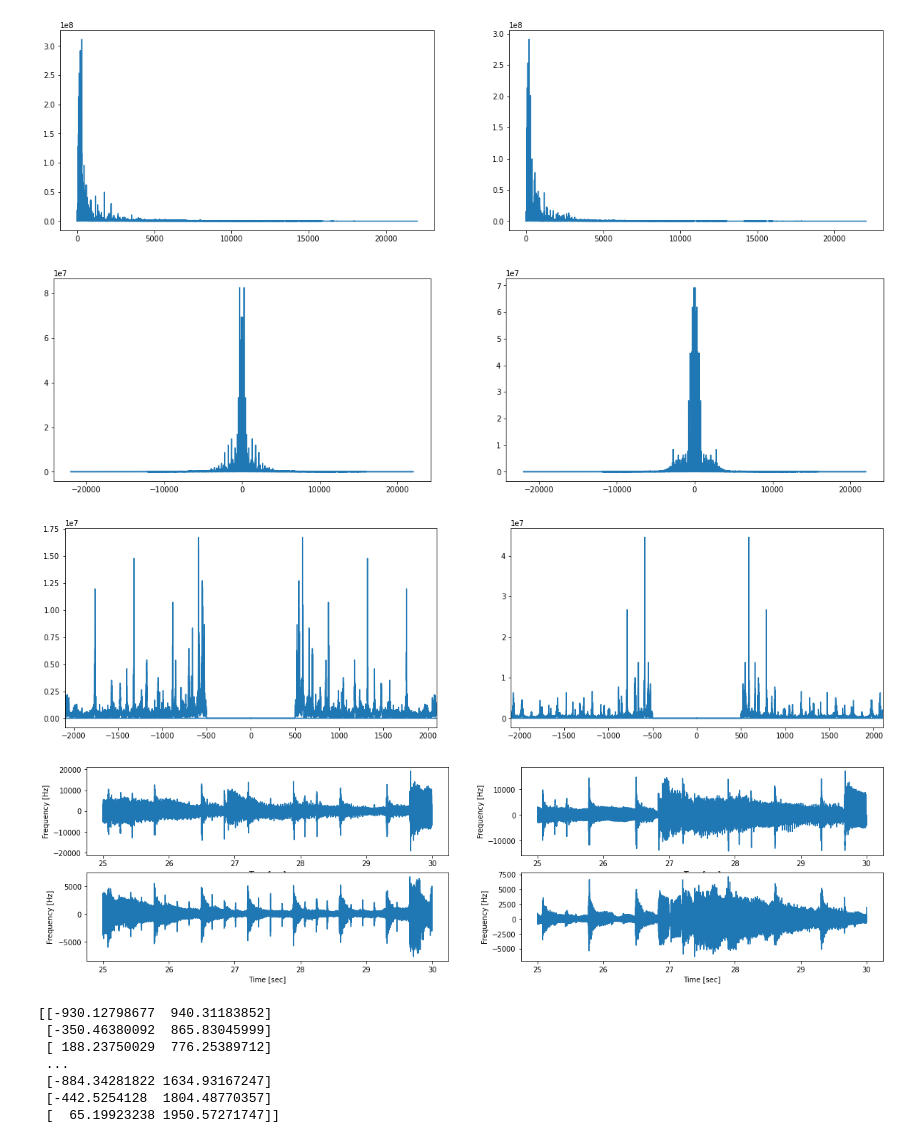
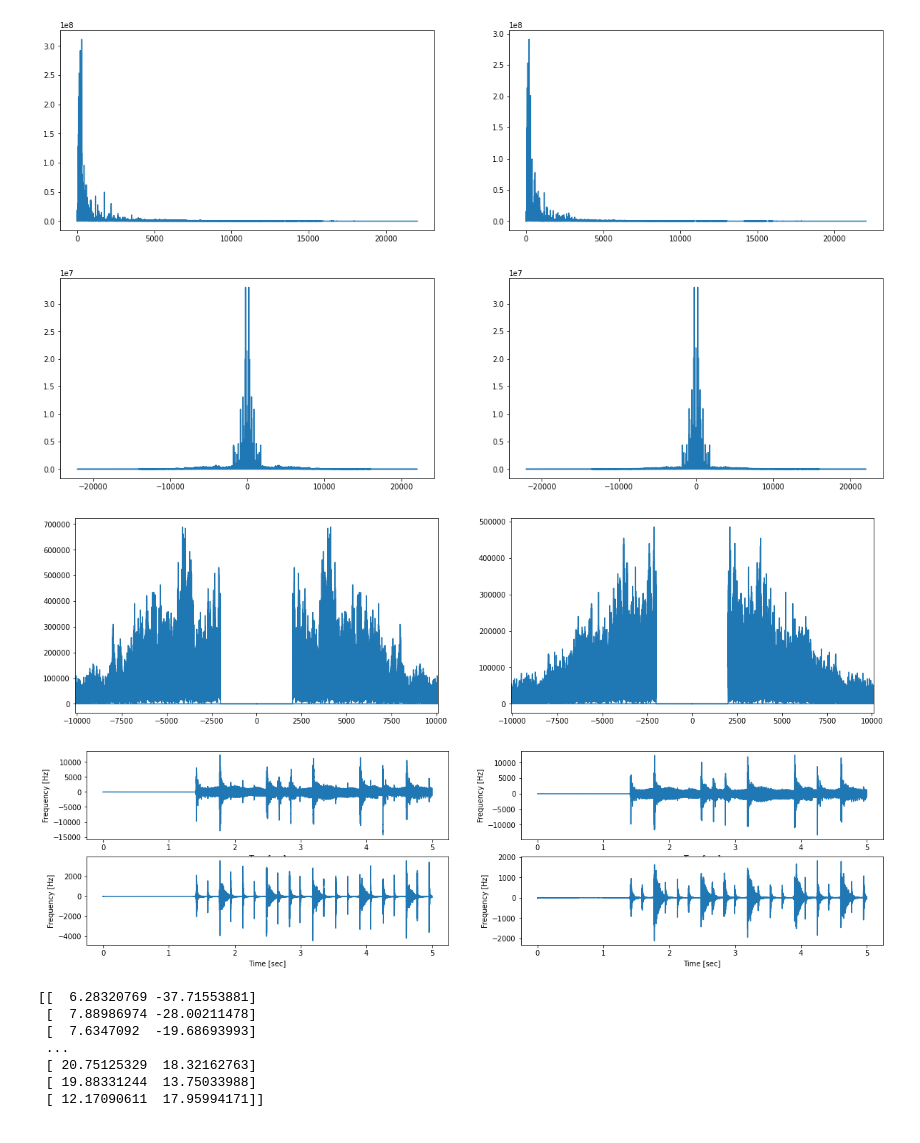
Before and after one commit to fusedbloxxer/signals-processing, a Jupyter notebook: dft-image-processing/main.ipynb, the cells around one changed output. Cells and saved outputs as stored; diff of their text form; code cells hidden in the pictures.

```diff
--- a/dft-image-processing/main.ipynb
+++ b/dft-image-processing/main.ipynb
@@ -349,7 +349,7 @@ plt.show()
 from scipy import signal
 
 # Process the sound
-interval = np.array(((25, 30)))
+interval = np.array(((0, 5)))
 interval = interval * sample_rate
 time_array.shape[0] / sample_rate
 
@@ -378,34 +378,34 @@ axis[0].plot(frequencies, sound_chan1_int_spec)
 axis[1].plot(frequencies, sound_chan2_int_spec)
 plt.show()
 # %% [output]
-[figure, old version]
+[figure, new version]
 # %%
 # Create bandstop interval
-bandstop = np.array((0, 500))
+bandstop = np.array((0, 2000))
 
 sound_chan1_int_fft_filt = sound_chan1_int_fft.copy()
 sound_chan2_int_fft_filt = sound_chan2_int_fft.copy()
 
 sound_chan1_int_fft_filt[
   (frequencies >=  bandstop[0]) & (frequencies <=  bandstop[1]) |
   (frequencies <= -bandstop[0]) & (frequencies >= -bandstop[1])
 ] = 0.0
 
 sound_chan2_int_fft_filt[
   (frequencies >=  bandstop[0]) & (frequencies <=  bandstop[1]) |
   (frequencies <= -bandstop[0]) & (frequencies >= -bandstop[1])
 ] = 0.0
 
 # Plot FFT spectrum
-lowpass = 2_100
+lowpass = 10_100
 fig, axis = plt.subplots(1, 2, figsize=(20, 5))
 axis[0].plot(frequencies, np.abs(sound_chan1_int_fft_filt))
 axis[1].plot(frequencies, np.abs(sound_chan2_int_fft_filt))
 axis[0].set_xlim([-lowpass, lowpass])
 axis[1].set_xlim([-lowpass, lowpass])
 plt.show()
 # %% [output]
-[figure, old version]
+[figure, new version]
 # %%
 sound_chan1_int_proc = np.real(np.fft.ifft(sound_chan1_int_fft_filt))
 sound_chan2_int_proc = np.real(np.fft.ifft(sound_chan2_int_fft_filt))
@@ -436,7 +436,7 @@ axis[1][1].set_ylabel('Frequency [Hz]')
 axis[1][1].set_xlabel('Time [sec]')
 plt.show()
 # %% [output]
-[figure, old version]
+[figure, new version]
 # %%
 
 # Zero a component (manual, using window, or intensity)
@@ -453,13 +453,13 @@ print(output_sound)
 # Save the result
 wavfile.write(pro, sample_rate, output_sound.astype(np.int16))
 # %% [output]
-[[-930.12798677  940.31183852]
- [-350.46380092  865.83045999]
- [ 188.23750029  776.25389712]
+[[  6.28320769 -37.71553881]
+ [  7.88986974 -28.00211478]
+ [  7.6347092  -19.68693993]
  ...
- [-884.34281822 1634.93167247]
- [-442.5254128  1804.48770357]
- [  65.19923238 1950.57271747]]
+ [ 20.75125329  18.32162763]
+ [ 19.88331244  13.75033988]
+ [ 12.17090611  17.95994171]]
 # %%
 # Go back to time domain
 sound_chan1_processed = np.real(np.fft.ifft(sound_chan1_fft))
```
Also changed, not shown: parts of 1 cell of this notebook, 1 other file.
